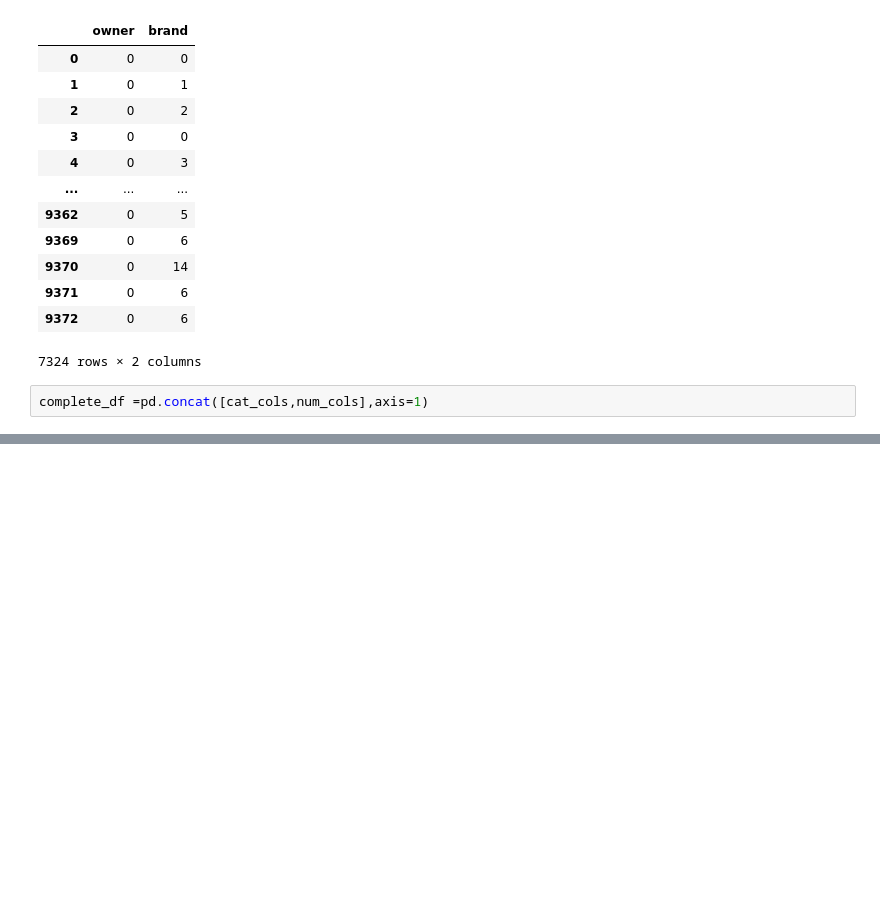
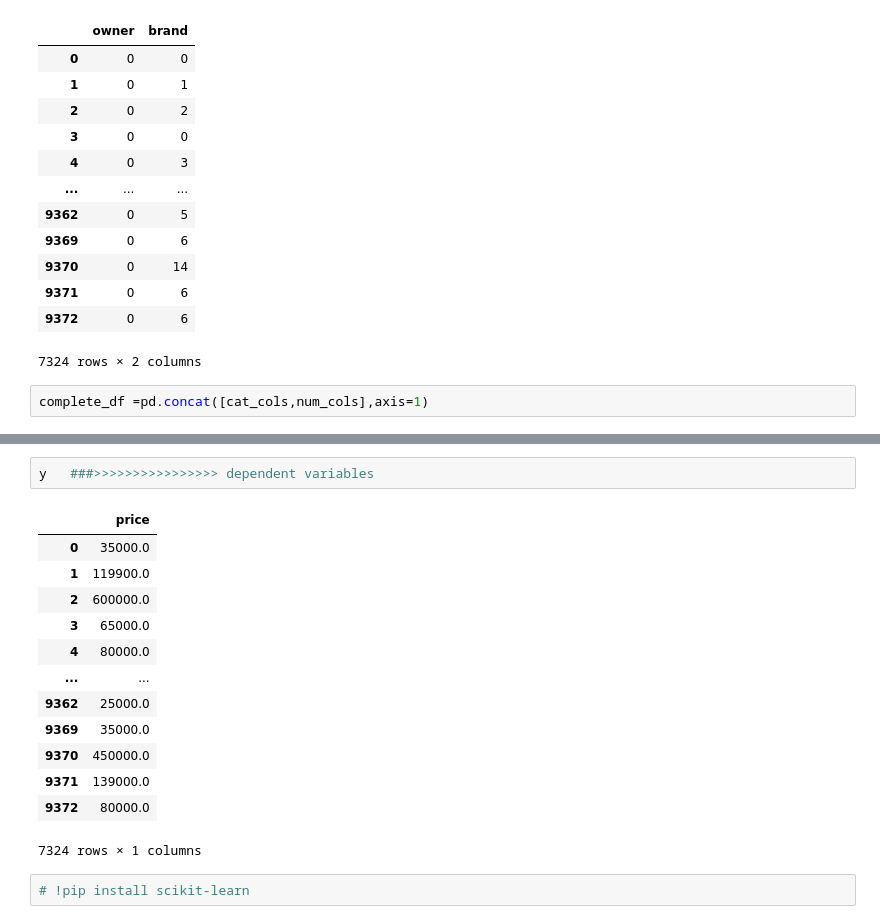
Before and after one commit to Govind-kumawat2002/Stip_data-science-1st-may-, a Jupyter notebook: pandas/Bike_price/used_bike.ipynb, the cells around one changed output, grey strips where cells are left out. Saved outputs shown, nothing was run; the diff lists cells and outputs as text; blank space fills up the shorter version.

```diff
--- a/pandas/Bike_price/used_bike.ipynb
+++ b/pandas/Bike_price/used_bike.ipynb
@@ -295,0 +308,18 @@ complete_df
+# %%
+y   ###>>>>>>>>>>>>>>>> dependent variables
+# %% [output]
+|  | price |
+| 0 | 35000.0 |
+| 1 | 119900.0 |
+| 2 | 600000.0 |
+| 3 | 65000.0 |
+| 4 | 80000.0 |
+| ... | ... |
+| 9362 | 25000.0 |
+| 9369 | 35000.0 |
+| 9370 | 450000.0 |
+| 9371 | 139000.0 |
+| 9372 | 80000.0 |
+7324 rows × 1 columns
+# %%
+# !pip install scikit-learn
```
Also changed, not shown: parts of 12 cells of this notebook.
